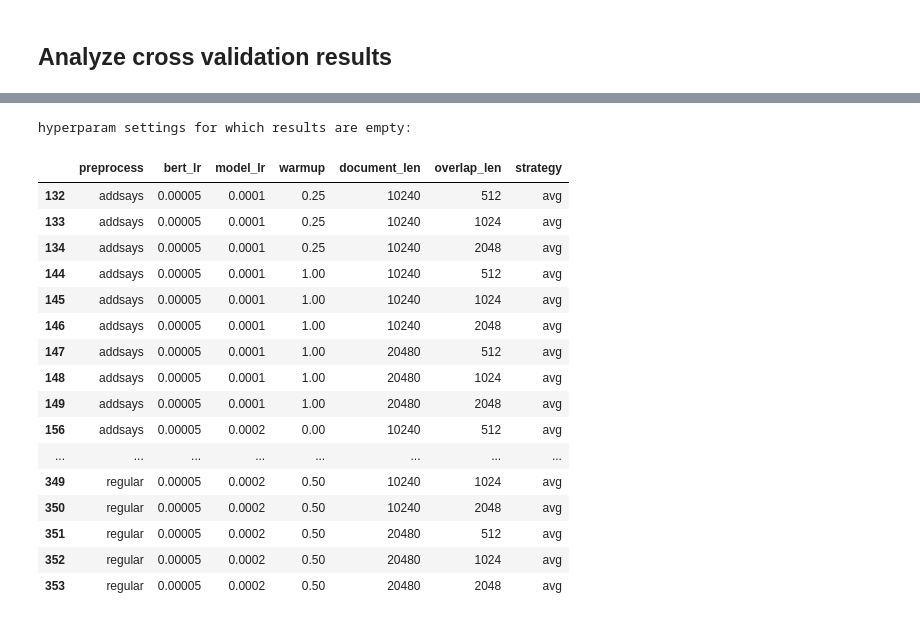
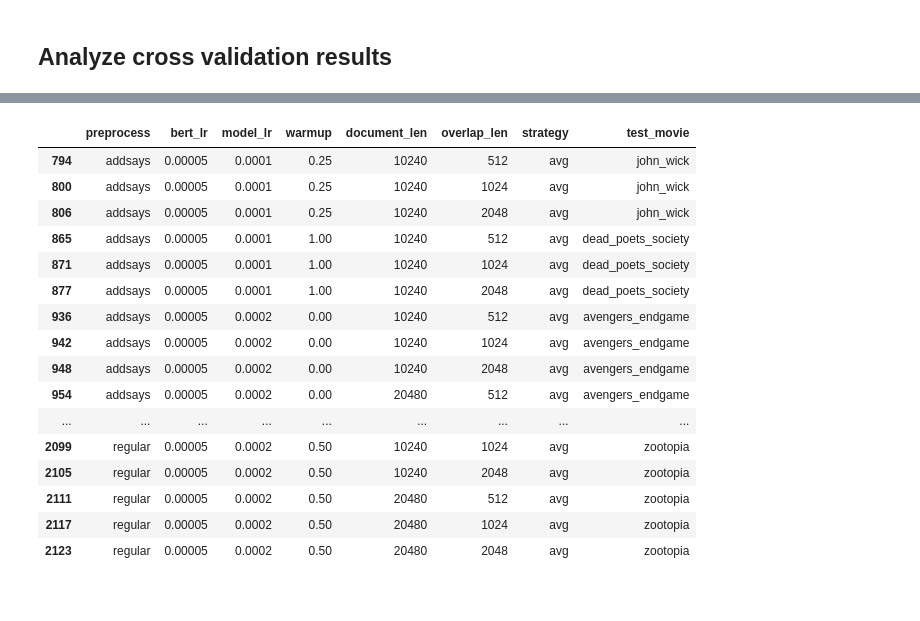
Before and after one commit to usc-sail/mica-character-coref, a Jupyter notebook: coref/movie_coref/notebooks/analyze_cross_val_results.ipynb, the cells around one changed output, grey strips where cells are left out. Drawn from its saved outputs; the diff is of its cells as text; code cells hidden in the pictures.

```diff
--- a/coref/movie_coref/notebooks/analyze_cross_val_results.ipynb
+++ b/coref/movie_coref/notebooks/analyze_cross_val_results.ipynb
@@ -133,30 +134,34 @@ shape = (339, 40)
-# %%
-# Find hyperparameter settings for which results are empty
-index_frame = cross_val_agg_df.index.to_frame(index=False)
-allpermute_index_frame = pd.MultiIndex.from_product([["addsays", "regular"], [1e-5, 2e-5, 5e-5], [1e-4, 2e-4],
-                                                     [-1, 0, 0.25, 0.5, 1], [10240, 20480], [512, 1024, 2048],
-                                                     ["avg"]]).to_frame(index=False)
-allpermute_index_frame.columns = hyperparams
-indicator = allpermute_index_frame.merge(index_frame, how="left", indicator=True)["_merge"]
-print("hyperparam settings for which results are empty:")
-display(allpermute_index_frame[indicator == "left_only"].sort_values(["preprocess", "bert_lr", "model_lr", "warmup"]))
-# %% [output]
-hyperparam settings for which results are empty:
-|  | preprocess | bert_lr | model_lr | warmup | document_len | overlap_len | strategy |
-| 132 | addsays | 0.00005 | 0.0001 | 0.25 | 10240 | 512 | avg |
-| 133 | addsays | 0.00005 | 0.0001 | 0.25 | 10240 | 1024 | avg |
-| 134 | addsays | 0.00005 | 0.0001 | 0.25 | 10240 | 2048 | avg |
-| 144 | addsays | 0.00005 | 0.0001 | 1.00 | 10240 | 512 | avg |
-| 145 | addsays | 0.00005 | 0.0001 | 1.00 | 10240 | 1024 | avg |
-| 146 | addsays | 0.00005 | 0.0001 | 1.00 | 10240 | 2048 | avg |
-| 147 | addsays | 0.00005 | 0.0001 | 1.00 | 20480 | 512 | avg |
-| 148 | addsays | 0.00005 | 0.0001 | 1.00 | 20480 | 1024 | avg |
-| 149 | addsays | 0.00005 | 0.0001 | 1.00 | 20480 | 2048 | avg |
-| 156 | addsays | 0.00005 | 0.0002 | 0.00 | 10240 | 512 | avg |
-| ... | ... | ... | ... | ... | ... | ... | ... |
-| 349 | regular | 0.00005 | 0.0002 | 0.50 | 10240 | 1024 | avg |
-| 350 | regular | 0.00005 | 0.0002 | 0.50 | 10240 | 2048 | avg |
-| 351 | regular | 0.00005 | 0.0002 | 0.50 | 20480 | 512 | avg |
-| 352 | regular | 0.00005 | 0.0002 | 0.50 | 20480 | 1024 | avg |
-| 353 | regular | 0.00005 | 0.0002 | 0.50 | 20480 | 2048 | avg |
+# %%
+# Find hyperparameter configs for which results are empty
+hyperparams_ext = hyperparams + ["test_movie"]
+hyperparams_ext_listoftups = []
+for hyperparam in hyperparams_ext:
+    hparam_vals = sorted(cross_val_df[hyperparam].unique().tolist())
+    hyperparams_ext_listoftups.append(hparam_vals)
+allpermute_hyperparam_df = pd.MultiIndex.from_product(hyperparams_ext_listoftups).to_frame(index=False)
+allpermute_hyperparam_df.columns = hyperparams_ext
+allpermute_hyperparam_df = allpermute_hyperparam_df.sort_values(hyperparams_ext)
+
+hyperparam_df = cross_val_df.loc[:, hyperparams_ext].copy()
+indicator = allpermute_hyperparam_df.merge(hyperparam_df, how="left", indicator=True)["_merge"]
+rem_df = allpermute_hyperparam_df[indicator == "left_only"]
+display(rem_df)
+# %% [output]
+|  | preprocess | bert_lr | model_lr | warmup | document_len | overlap_len | strategy | test_movie |
+| 794 | addsays | 0.00005 | 0.0001 | 0.25 | 10240 | 512 | avg | john_wick |
+| 800 | addsays | 0.00005 | 0.0001 | 0.25 | 10240 | 1024 | avg | john_wick |
+| 806 | addsays | 0.00005 | 0.0001 | 0.25 | 10240 | 2048 | avg | john_wick |
+| 865 | addsays | 0.00005 | 0.0001 | 1.00 | 10240 | 512 | avg | dead_poets_society |
+| 871 | addsays | 0.00005 | 0.0001 | 1.00 | 10240 | 1024 | avg | dead_poets_society |
+| 877 | addsays | 0.00005 | 0.0001 | 1.00 | 10240 | 2048 | avg | dead_poets_society |
+| 936 | addsays | 0.00005 | 0.0002 | 0.00 | 10240 | 512 | avg | avengers_endgame |
+| 942 | addsays | 0.00005 | 0.0002 | 0.00 | 10240 | 1024 | avg | avengers_endgame |
+| 948 | addsays | 0.00005 | 0.0002 | 0.00 | 10240 | 2048 | avg | avengers_endgame |
+| 954 | addsays | 0.00005 | 0.0002 | 0.00 | 20480 | 512 | avg | avengers_endgame |
+| ... | ... | ... | ... | ... | ... | ... | ... | ... |
+| 2099 | regular | 0.00005 | 0.0002 | 0.50 | 10240 | 1024 | avg | zootopia |
+| 2105 | regular | 0.00005 | 0.0002 | 0.50 | 10240 | 2048 | avg | zootopia |
+| 2111 | regular | 0.00005 | 0.0002 | 0.50 | 20480 | 512 | avg | zootopia |
+| 2117 | regular | 0.00005 | 0.0002 | 0.50 | 20480 | 1024 | avg | zootopia |
+| 2123 | regular | 0.00005 | 0.0002 | 0.50 | 20480 | 2048 | avg | zootopia |
 # %%
```
Also changed, not shown: parts of 8 cells of this notebook, 10 other files.
